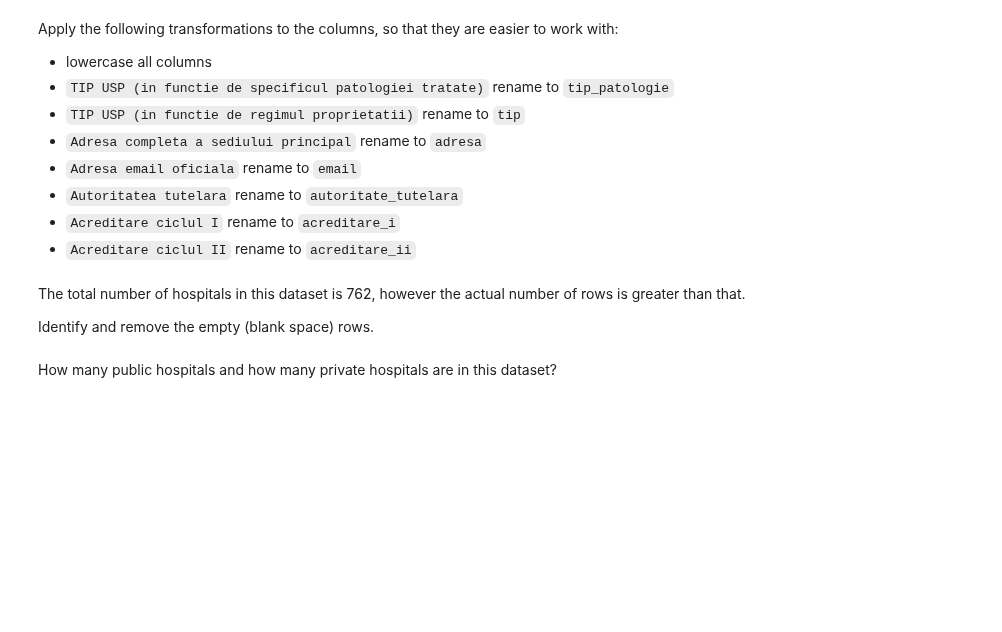
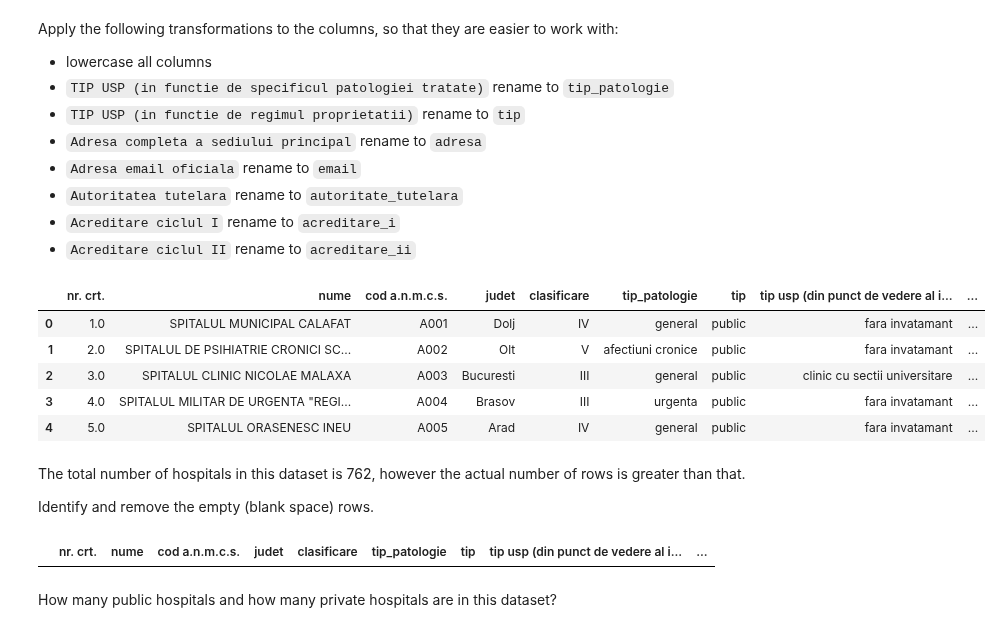
Before and after one commit to autrefois/bootcamp, a Jupyter notebook: 2022/python_workshop/notebooks/10_test.ipynb, the cells around one changed output. Saved outputs shown, nothing was run; the diff lists cells and outputs as text; code cells hidden in the pictures; blank space fills up the shorter version.

```diff
--- a/2022/python_workshop/notebooks/10_test.ipynb
+++ b/2022/python_workshop/notebooks/10_test.ipynb
@@ -65,6 +105,6 @@ import pandas as pd
 url_hospitals = 'https://data.gov.ro/dataset/4197b53e-7c91-4fcc-be07-883076d40ffc/resource/7a343719-d625-4b5c-98b5-895a684d61c4/download/anmcs-acreditare-unitati-sanitare-dec2021.json'
 
 
-hospitals = ...
+hospitals = pd.read_csv('./resources/hospital.csv', index_col=0)
 
 hospitals.head()
@@ -77,6 +132,17 @@ Drop the unnecessary columns:
 * Nr. Crt.
 * TIP USP (din punct de vedere al invatamantului si al cercetarii stiintifice medicale)
 * the last three columns
+# %%
+#mask = hospitals.columns.str.contains('nr. crt.$', regex=True)
+#columns_to_drop = hospitals.columns[mask]
+#hospitals = hospitals.drop(columns=columns_to_drop)
+#hospitals.head()
+
+hospitals.drop('nr. crt.',axis=1,inplace=True)
+hospitals.drop('tip usp (din punct de vedere al invatamantului si al cercetarii stiintifice medicale)',axis=1,inplace=True)
+hospitals.drop(hospitals.columns[14],axis=1,inplace=True)
+hospitals.drop(hospitals.columns[13],axis=1,inplace=True)
+hospitals.drop(hospitals.columns[12],axis=1,inplace=True)
 # %% [markdown]
 Apply the following transformations to the columns, so that they are easier to work with:
 * lowercase all columns
@@ -87,9 +153,71 @@ Apply the following transformations to the columns, so that they are easier to w
 * `Autoritatea tutelara` rename to `autoritate_tutelara`
 * `Acreditare ciclul I` rename to `acreditare_i`
 * `Acreditare ciclul II` rename to `acreditare_ii`
+# %%
+hospitals = hospitals.rename(columns=lambda x: x.lower())
+
+hospitals.rename(
+    columns={
+        'tip usp (in functie de specificul patologiei tratate)': 'tip_patologie'
+    },
+    inplace=True
+)
+
+hospitals.rename(
+    columns={
+        'tip usp (in functie de regimul proprietatii)': 'tip'
+    },
+    inplace=True
+)
+
+hospitals.rename(
+    columns={
+        'adresa completa a sediului principa': 'adresa'
+    },
+    inplace=True
+)
+hospitals.rename(
+    columns={
+        'adresa email oficiala': 'email'
+    },
+    inplace=True
+)
+hospitals.rename(
+    columns={
+        'autoritatea tutelara': 'autoritate_tutelara'
+    },
+    inplace=True
+)
+
+hospitals.rename(
+    columns={
+        'acreditare ciclul i': 'acreditare_i'
+    },
+    inplace=True
+)
+hospitals.rename(
+    columns={
+        'acreditare ciclul ii': 'acreditare_ii'
+    },
+    inplace=True
+)
+hospitals.head()
+# %% [output]
+|  | nr. crt. | nume | cod a.n.m.c.s. | judet | clasificare | tip_patologie | tip | tip usp (din punct de vedere al i... | ... |
+| 0 | 1.0 | SPITALUL MUNICIPAL CALAFAT | A001 | Dolj | IV | general | public | fara invatamant | ... |
+| 1 | 2.0 | SPITALUL DE PSIHIATRIE CRONICI SC... | A002 | Olt | V | afectiuni cronice | public | fara invatamant | ... |
+| 2 | 3.0 | SPITALUL CLINIC NICOLAE MALAXA | A003 | Bucuresti | III | general | public | clinic cu sectii universitare | ... |
+| 3 | 4.0 | SPITALUL MILITAR DE URGENTA "REGI... | A004 | Brasov | III | urgenta | public | fara invatamant | ... |
+| 4 | 5.0 | SPITALUL ORASENESC INEU | A005 | Arad | IV | general | public | fara invatamant | ... |
 # %% [markdown]
 The total number of hospitals in this dataset is 762, however the actual number of rows is greater than that.
 
 Identify and remove the empty (blank space) rows.
+# %%
+nan_rows  = hospitals.loc[hospitals.isna().any(axis=1)]
+#print(nan_rows)
+hospitals.dropna()
+# %% [output]
+|  | nr. crt. | nume | cod a.n.m.c.s. | judet | clasificare | tip_patologie | tip | tip usp (din punct de vedere al i... | ... |
 # %% [markdown]
 How many public hospitals and how many private hospitals are in this dataset?
```
Also changed, not shown: parts of 16 cells of this notebook, 1 other file.
